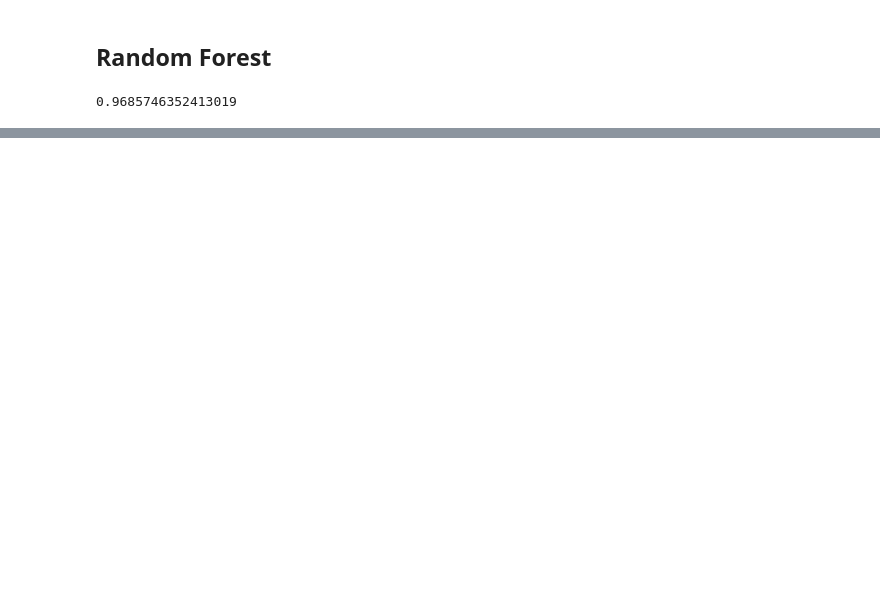
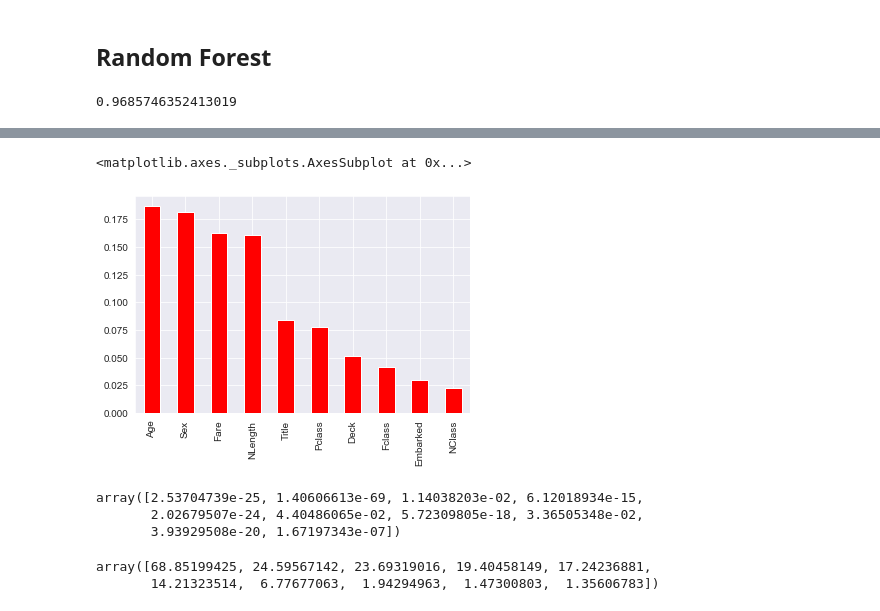
Before and after one commit to adamiqshan/end_to_end_ml, a Jupyter notebook: Titanic_end2end.ipynb, the cells around one changed output, grey strips where cells are left out. Cells and saved outputs as stored; diff of their text form; code cells hidden in the pictures; blank space fills up the shorter version.

```diff
--- a/Titanic_end2end.ipynb
+++ b/Titanic_end2end.ipynb
@@ -599,9 +582,9 @@ clf.score(titanic[features], titanic['Survived'])
 # %% [output]
 0.9685746352413019
 # %%
-predictors = features
+predictors = ["Pclass", "Sex", "Age","Fare","NLength","NClass", "Fclass", "Title","Deck", 'Embarked']
 clf = RandomForestClassifier(random_state=10, n_estimators=10)
-clf.fit(titanic[features],titanic["Survived"])
+clf.fit(titanic[predictors],titanic["Survived"])
 
 kf = KFold(n_splits=10)
 
@@ -612,0 +603,3 @@ print(scores.mean())
+# %%
+important_features = pd.Series(data=clf.feature_importances_,index=titanic[predictors].columns)
+important_features.sort_values(ascending=False,inplace=True)
@@ -612,0 +619,19 @@ print(scores.mean())
+# %%
+important_features.plot(kind='bar', color='r')
+# %% [output]
+<matplotlib.axes._subplots.AxesSubplot at 0x...>
+[figure, added]
+# %%
+#Compute the ANOVA F-value for the provided sample.
+#https://scikit-learn.org/stable/modules/generated/sklearn.feature_selection.SelectKBest.html
+
+from sklearn.feature_selection import SelectKBest, f_classif
+
+select = SelectKBest(f_classif, k=5)
+select.fit(titanic[predictors], titanic['Survived'])
+scores = select.pvalues_
+scores
+# %% [output]
+array([2.53704739e-25, 1.40606613e-69, 1.14038203e-02, 6.12018934e-15,
+       2.02679507e-24, 4.40486065e-02, 5.72309805e-18, 3.36505348e-02,
+       3.93929508e-20, 1.67197343e-07])
@@ -612,0 +643,5 @@ print(scores.mean())
+# %%
+log_scores[indexes]
+# %% [output]
+array([68.85199425, 24.59567142, 23.69319016, 19.40458149, 17.24236881,
+       14.21323514,  6.77677063,  1.94294963,  1.47300803,  1.35606783])
```
Also changed, not shown: parts of 11 cells of this notebook.
